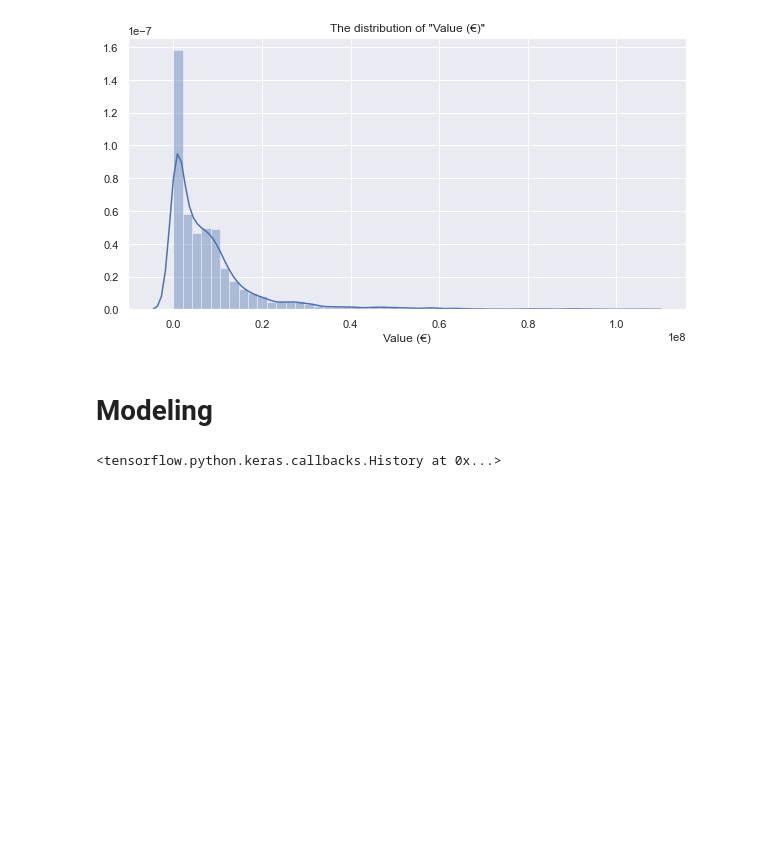
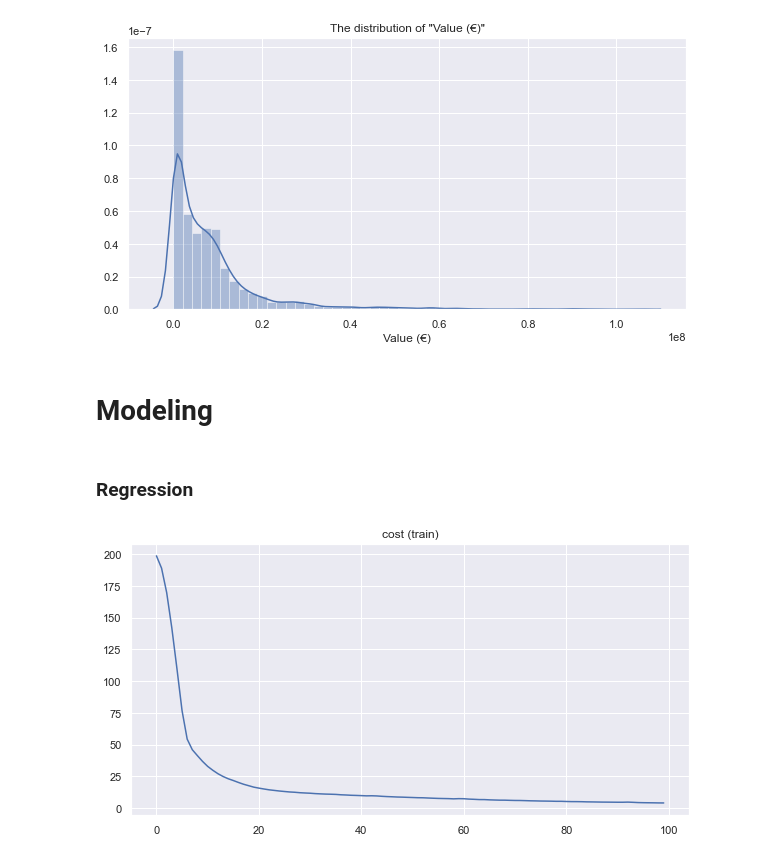
Before and after one commit to ashimovtemirlan/master_thesis, a Jupyter notebook: Experiments/simple_nn.ipynb, the cells around one changed output. Saved outputs shown, nothing was run; the diff lists cells and outputs as text; code cells hidden in the pictures; blank space fills up the shorter version.

```diff
--- a/Experiments/simple_nn.ipynb
+++ b/Experiments/simple_nn.ipynb
@@ -91,0 +98,2 @@ tensor_y_test = tf.convert_to_tensor(value = y_test, dtype = tf.float32)
+# %% [markdown]
+### Regression
@@ -92,6 +103,7 @@ tensor_y_test = tf.convert_to_tensor(value = y_test, dtype = tf.float32)
 # %%
 neurons = [40, 40]
 activation = 'relu'
+learning_rate = 1e-3
 batch_size = 256
 epochs = 100
 lmbda = 0.
@@ -102,20 +114,26 @@ model = Sequential()
 model.add(layers.Input(shape = tensor_x_train.shape[1], ))
 for neuron in neurons:
     if activation == 'tanh':
-        model.add(layers.Dense(neuron, activation = activation, kernel_initializer = initializers.HeNormal(),
-                              kernel_regularizer = regularizers.l2(lmbda)))
+        model.add(layers.Dense(neuron, activation = activation, kernel_initializer = initializers.HeNormal()))
     elif activation == 'relu':
-        model.add(layers.Dense(neuron, activation = activation, kernel_initializer = initializers.GlorotNormal(),
-                              kernel_regularizer = regularizers.l2(lmbda)))
+        model.add(layers.Dense(neuron, activation = activation, kernel_initializer = initializers.GlorotNormal()))
     else:
         raise Exception('"activation" must be either relu or tanh')
 model.add(layers.Dense(1, activation = 'relu'))
 ## compile model
-model.compile(optimizer = 'adam', loss = 'mse')
+model.compile(
+    optimizer = 'adam',
+    loss = CustomLoss
+)
 ## train model
-model.fit(tensor_x_train, tensor_y_train, batch_size = batch_size, epochs = epochs, verbose = 0)
+results = model.fit(tensor_x_train, tensor_y_train, batch_size = batch_size, epochs = epochs, verbose = 0)
-# %% [output]
-<tensorflow.python.keras.callbacks.History at 0x...>
+# %%
+plt.figure(figsize = (10, 5))
+plt.plot(results.history['loss'])
+plt.title('cost (train)')
+plt.show()
+# %% [output]
+[figure, added]
 # %%
 print('rsquare for train set:', r2_score(model.predict(tensor_x_train), tensor_y_train))
 print('rsquare for val set:', r2_score(model.predict(tensor_x_val), tensor_y_val))
```
Also changed, not shown: parts of 6 cells of this notebook.
